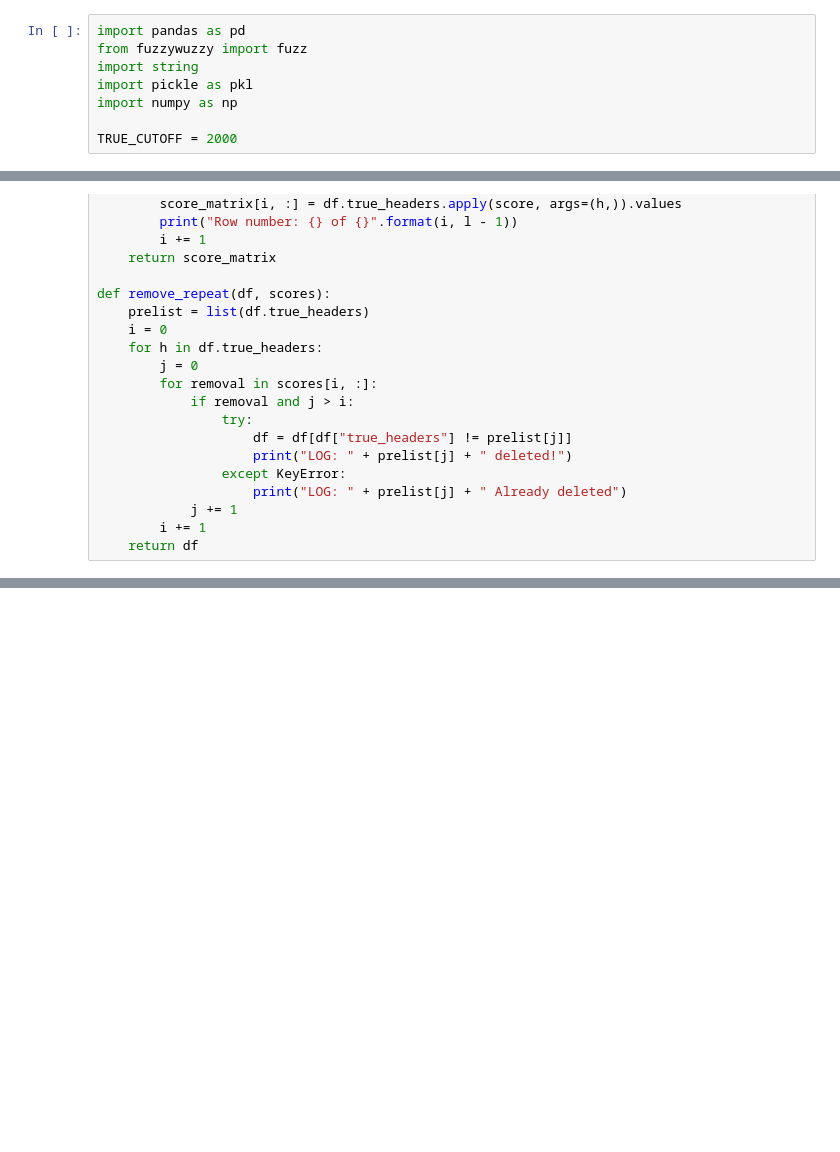
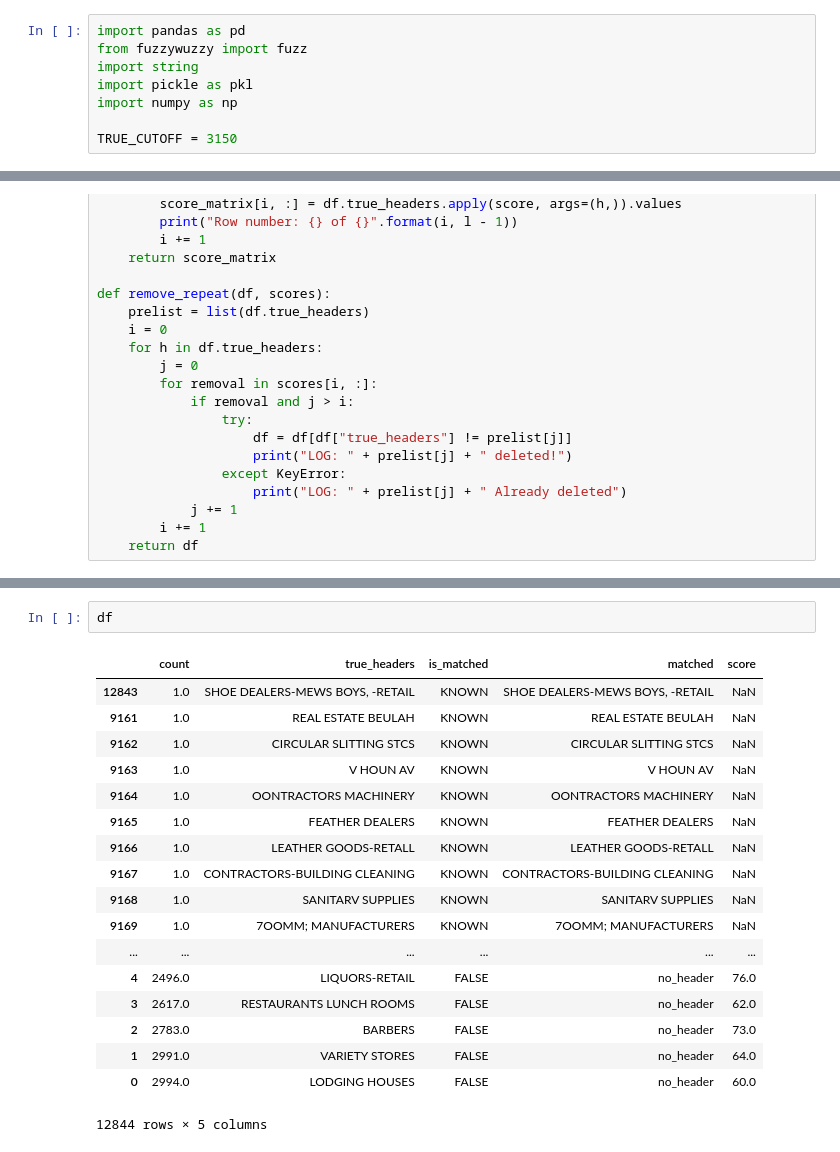
Before and after one commit to brown-ccv/georeg-pipeline, a Jupyter notebook: clean_ranked_header.ipynb, the cells around one changed output, grey strips where cells are left out. Drawn from its saved outputs; the diff is of its cells as text; blank space fills up the shorter version.

```diff
--- a/clean_ranked_header.ipynb
+++ b/clean_ranked_header.ipynb
@@ -5,7 +5,7 @@ import string
 import pickle as pkl
 import numpy as np
 
-TRUE_CUTOFF = 2000
+TRUE_CUTOFF = 3150
 # %%
 replace_char = ["*", "&", "%", "/", "\\"]
 strip_char = ["'", "-", ".", "!", ":", ";"]
@@ -211,0 +281,21 @@ Row number: 9367 of 9367
+# %%
+df
+# %% [output]
+|  | count | true_headers | is_matched | matched | score |
+| 12843 | 1.0 | SHOE DEALERS-MEWS BOYS, -RETAIL | KNOWN | SHOE DEALERS-MEWS BOYS, -RETAIL | NaN |
+| 9161 | 1.0 | REAL ESTATE BEULAH | KNOWN | REAL ESTATE BEULAH | NaN |
+| 9162 | 1.0 | CIRCULAR SLITTING STCS | KNOWN | CIRCULAR SLITTING STCS | NaN |
+| 9163 | 1.0 | V HOUN AV | KNOWN | V HOUN AV | NaN |
+| 9164 | 1.0 | OONTRACTORS MACHINERY | KNOWN | OONTRACTORS MACHINERY | NaN |
+| 9165 | 1.0 | FEATHER DEALERS | KNOWN | FEATHER DEALERS | NaN |
+| 9166 | 1.0 | LEATHER GOODS-RETALL | KNOWN | LEATHER GOODS-RETALL | NaN |
+| 9167 | 1.0 | CONTRACTORS-BUILDING CLEANING | KNOWN | CONTRACTORS-BUILDING CLEANING | NaN |
+| 9168 | 1.0 | SANITARV SUPPLIES | KNOWN | SANITARV SUPPLIES | NaN |
+| 9169 | 1.0 | 7OOMM; MANUFACTURERS | KNOWN | 7OOMM; MANUFACTURERS | NaN |
+| ... | ... | ... | ... | ... | ... |
+| 4 | 2496.0 | LIQUORS-RETAIL | FALSE | no_header | 76.0 |
+| 3 | 2617.0 | RESTAURANTS LUNCH ROOMS | FALSE | no_header | 62.0 |
+| 2 | 2783.0 | BARBERS | FALSE | no_header | 73.0 |
+| 1 | 2991.0 | VARIETY STORES | FALSE | no_header | 64.0 |
+| 0 | 2994.0 | LODGING HOUSES | FALSE | no_header | 60.0 |
+12844 rows × 5 columns
```
Also changed, not shown: parts of 6 cells of this notebook, 2 other files.
